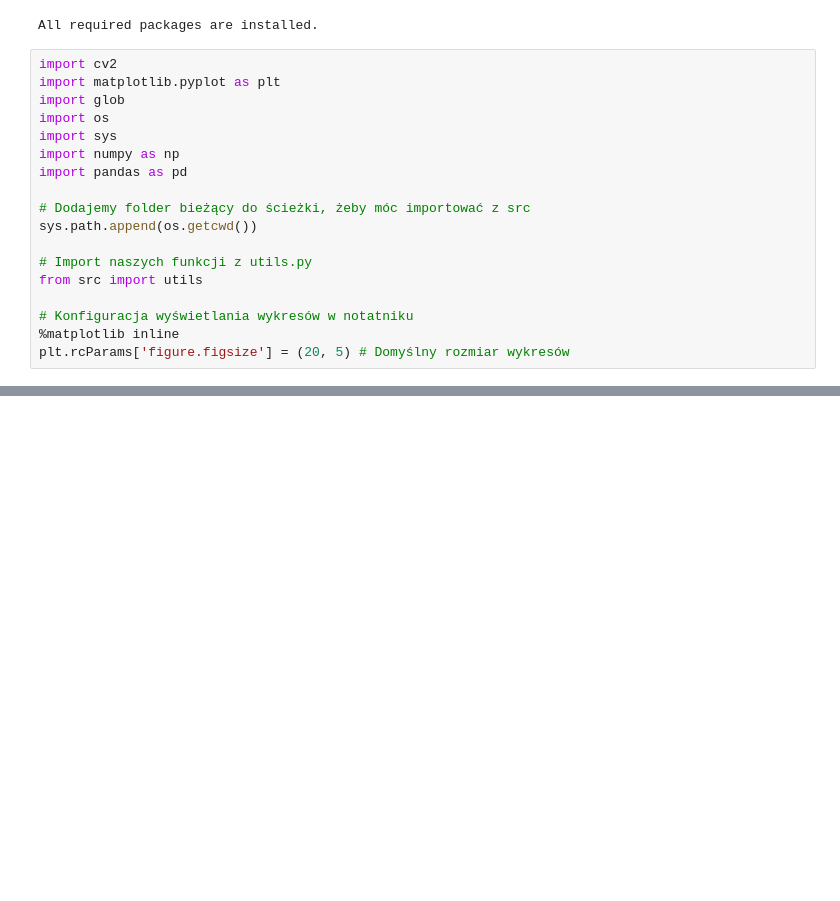
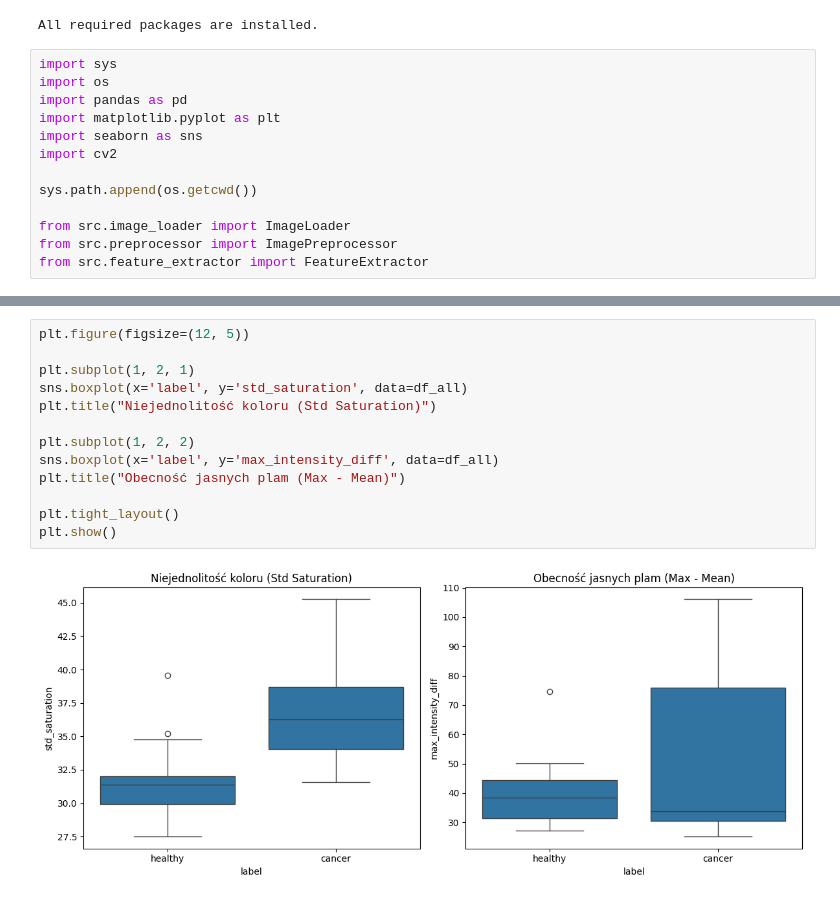
Before and after one commit to sdrapinski/Leukemia-multimedia-analysis, a Jupyter notebook: main.ipynb, the cells around one changed output, grey strips where cells are left out. Cells and saved outputs as stored; diff of their text form; blank space fills up the shorter version.

```diff
--- a/main.ipynb
+++ b/main.ipynb
@@ -68,20 +25,15 @@ print("All required packages are installed.")
 # %% [output]
 All required packages are installed.
 # %%
+import sys
+import os
+import pandas as pd
+import matplotlib.pyplot as plt
+import seaborn as sns
 import cv2
-import matplotlib.pyplot as plt
-import glob
-import os
-import sys
-import numpy as np
-import pandas as pd
 
-# Dodajemy folder bieżący do ścieżki, żeby móc importować z src
 sys.path.append(os.getcwd())
 
-# Import naszych funkcji z utils.py
-from src import utils
-
-# Konfiguracja wyświetlania wykresów w notatniku
-%matplotlib inline
-plt.rcParams['figure.figsize'] = (20, 5) # Domyślny rozmiar wykresów
+from src.image_loader import ImageLoader
+from src.preprocessor import ImagePreprocessor
+from src.feature_extractor import FeatureExtractor
@@ -89,0 +137,15 @@ ModuleNotFoundError: No module named 'cv2'
+# %%
+plt.figure(figsize=(12, 5))
+
+plt.subplot(1, 2, 1)
+sns.boxplot(x='label', y='std_saturation', data=df_all)
+plt.title("Niejednolitość koloru (Std Saturation)")
+
+plt.subplot(1, 2, 2)
+sns.boxplot(x='label', y='max_intensity_diff', data=df_all)
+plt.title("Obecność jasnych plam (Max - Mean)")
+
+plt.tight_layout()
+plt.show()
+# %% [output]
+[figure, added]
```
Also changed, not shown: parts of 8 cells of this notebook, 7 other files.
